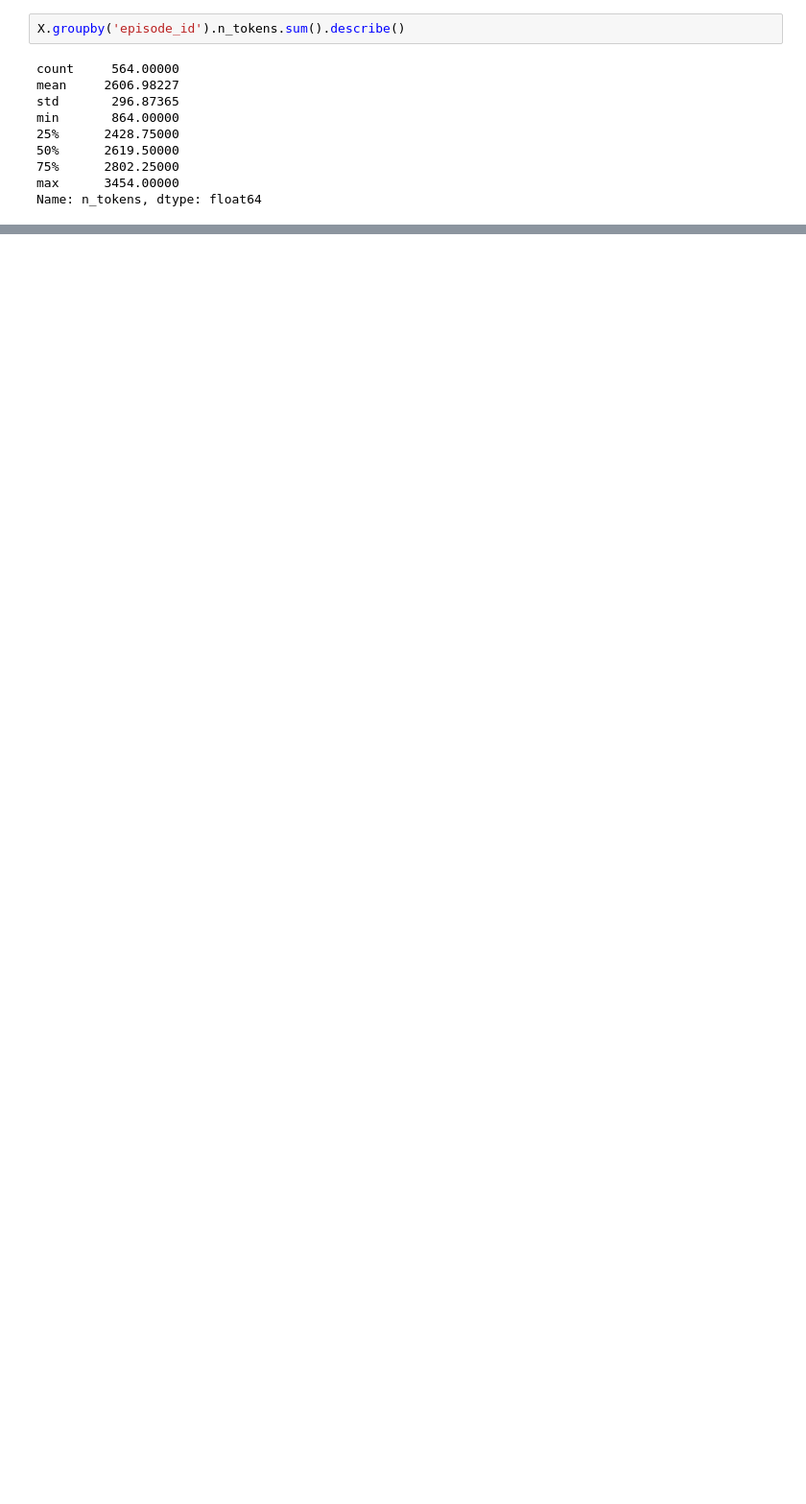
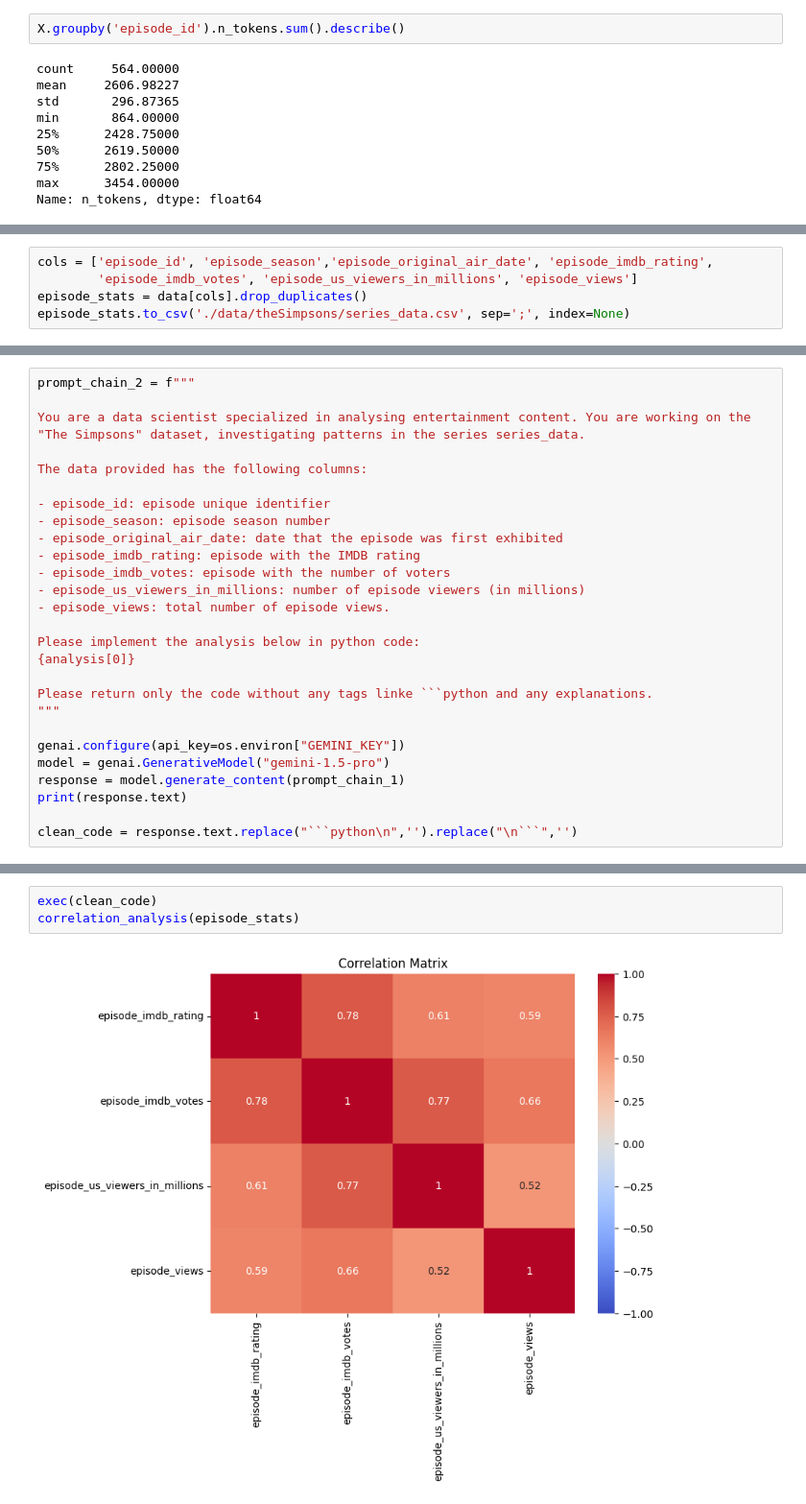
Before and after one commit to pedromvba/prompt-eng-tp3, a Jupyter notebook: tp3.ipynb, the cells around one changed output, grey strips where cells are left out. Shown at 96% size. Drawn from its saved outputs; the diff is of its cells as text; blank space fills up the shorter version.

````diff
--- a/tp3.ipynb
+++ b/tp3.ipynb
@@ -234,0 +239,5 @@ A partir do histograma, observa-se que os resultados obtidos para tokens médios
+# %%
+cols = ['episode_id', 'episode_season','episode_original_air_date', 'episode_imdb_rating',
+        'episode_imdb_votes', 'episode_us_viewers_in_millions', 'episode_views']
+episode_stats = data[cols].drop_duplicates()
+episode_stats.to_csv('./data/theSimpsons/series_data.csv', sep=';', index=None)
@@ -234,0 +305,28 @@ A partir do histograma, observa-se que os resultados obtidos para tokens médios
+# %%
+prompt_chain_2 = f"""
+
+You are a data scientist specialized in analysing entertainment content. You are working on the
+"The Simpsons" dataset, investigating patterns in the series series_data.
+
+The data provided has the following columns:
+
+- episode_id: episode unique identifier
+- episode_season: episode season number
+- episode_original_air_date: date that the episode was first exhibited
+- episode_imdb_rating: episode with the IMDB rating
+- episode_imdb_votes: episode with the number of voters
+- episode_us_viewers_in_millions: number of episode viewers (in millions)
+- episode_views: total number of episode views.
+
+Please implement the analysis below in python code:
+{analysis[0]}
+
+Please return only the code without any tags linke ```python and any explanations.
+"""
+
+genai.configure(api_key=os.environ["GEMINI_KEY"])
+model = genai.GenerativeModel("gemini-1.5-pro")
+response = model.generate_content(prompt_chain_1)
+print(response.text)
+
+clean_code = response.text.replace("```python\n",'').replace("\n```",'')
@@ -234,0 +351,5 @@ A partir do histograma, observa-se que os resultados obtidos para tokens médios
+# %%
+exec(clean_code)
+correlation_analysis(episode_stats)
+# %% [output]
+[figure, added]
````
Also changed, not shown: parts of 12 cells of this notebook, 2 other files.
